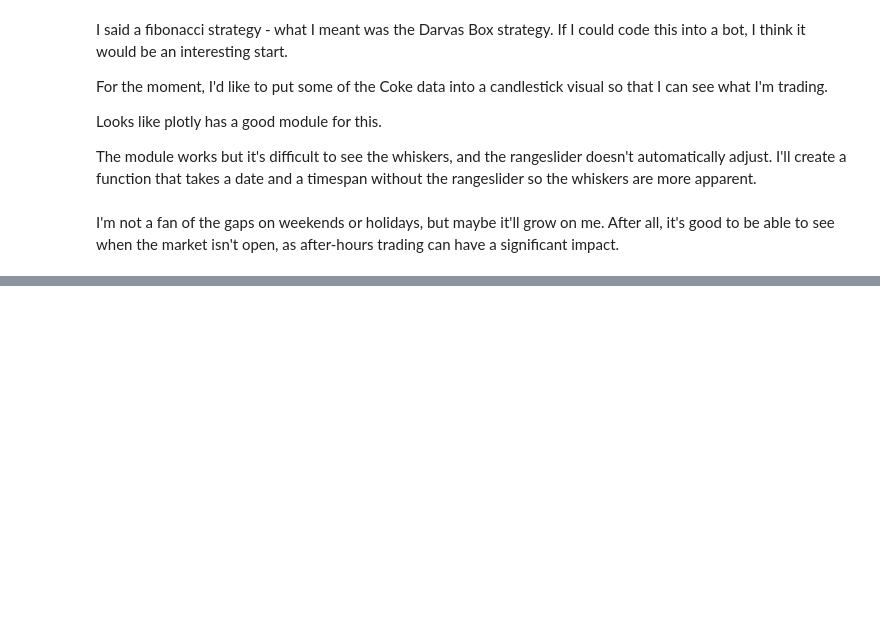
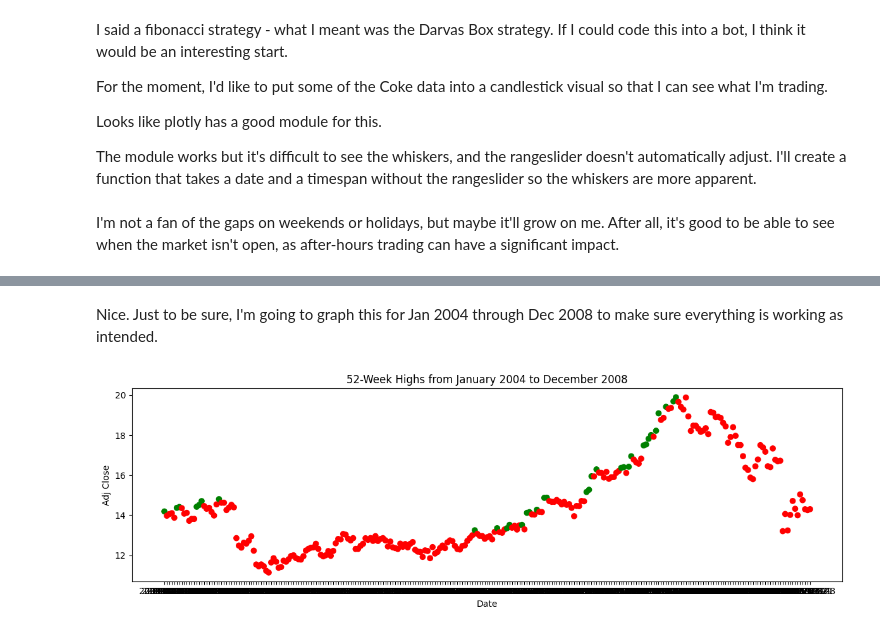
Before and after one commit to zdravoj/stock-bot, a Jupyter notebook: trading_sandbox.ipynb, the cells around one changed output, grey strips where cells are left out. Cells and saved outputs as stored; diff of their text form; code cells hidden in the pictures; blank space fills up the shorter version.

```diff
--- a/trading_sandbox.ipynb
+++ b/trading_sandbox.ipynb
@@ -1500,0 +1525,13 @@ I'm not a fan of the gaps on weekends or holidays, but maybe it'll grow on me. A
+# %%
+# get dates and adjusted close values
+coke_daily_adj = coke_df[['Date', 'Adj Close']].copy()
+# convert date column to datetime format
+coke_daily_adj['Date'] = pd.to_datetime(coke_daily_adj['Date'])
+# set Date column as index
+coke_daily_adj.set_index('Date', inplace=True)
+# resample to weekly frequency and select last value of each week
+coke_weekly_adj = coke_daily_adj.resample('W').last()
+# convert index back to string format
+coke_weekly_adj.index = coke_weekly_adj.index.strftime('%Y-%m-%d')
+# print the resulting series
+display(coke_weekly_adj.head())
@@ -1500,0 +1552,7 @@ I'm not a fan of the gaps on weekends or holidays, but maybe it'll grow on me. A
+# %%
+# calculate rolling 52-week high
+rolling_high = coke_weekly_adj['Adj Close'].rolling(window=52).max()
+# add new_high column to DataFrame
+coke_weekly_adj['new_high'] = coke_weekly_adj['Adj Close'] >= rolling_high
+# print the first 5 times the adjusted close reached a new 52-week high
+display(coke_weekly_adj.loc[coke_weekly_adj['new_high']].iloc[:5])
@@ -1500,0 +1567,19 @@ I'm not a fan of the gaps on weekends or holidays, but maybe it'll grow on me. A
+# %% [markdown]
+Nice. Just to be sure, I'm going to graph this for Jan 2004 through Dec 2008 to make sure everything is working as intended.
+# %%
+# select subset of data for dot plot
+subset = coke_weekly_adj.loc['2004-01-01':'2008-12-31'].copy()
+# create color map for 'new_high' column
+colors = ['red' if not x else 'green' for x in subset['new_high']]
+# create dot plot with Date as x-axis and Price as y-axis
+fig, ax = plt.subplots(figsize=(12, 4))
+ax.scatter(subset.index, subset['Adj Close'], color=colors)
+# set x-axis label, y-axis label, and plot title
+ax.set_xlabel('Date')
+ax.set_ylabel('Adj Close')
+ax.set_title('52-Week Highs from January 2004 to December 2008')
+# display the plot
+plt.tight_layout()
+plt.show()
+# %% [output]
+[figure, added]
```
Also changed, not shown: parts of 20 cells of this notebook.
